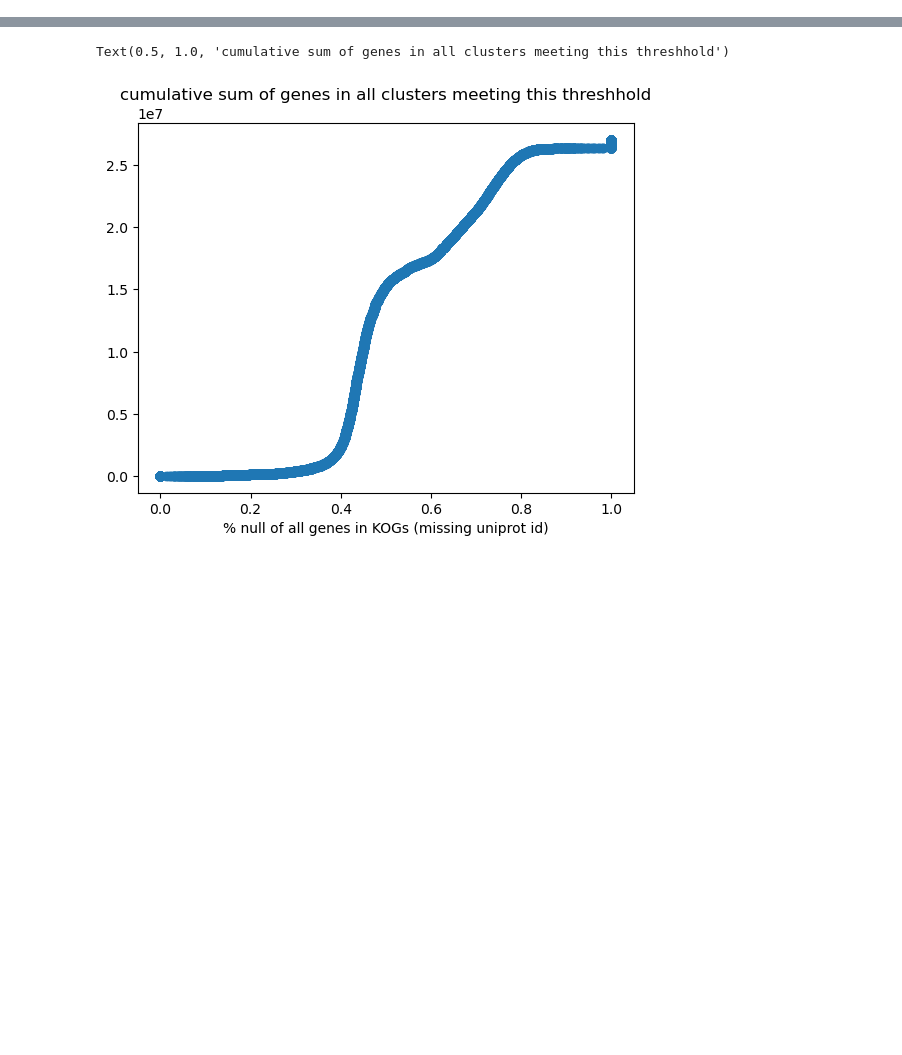
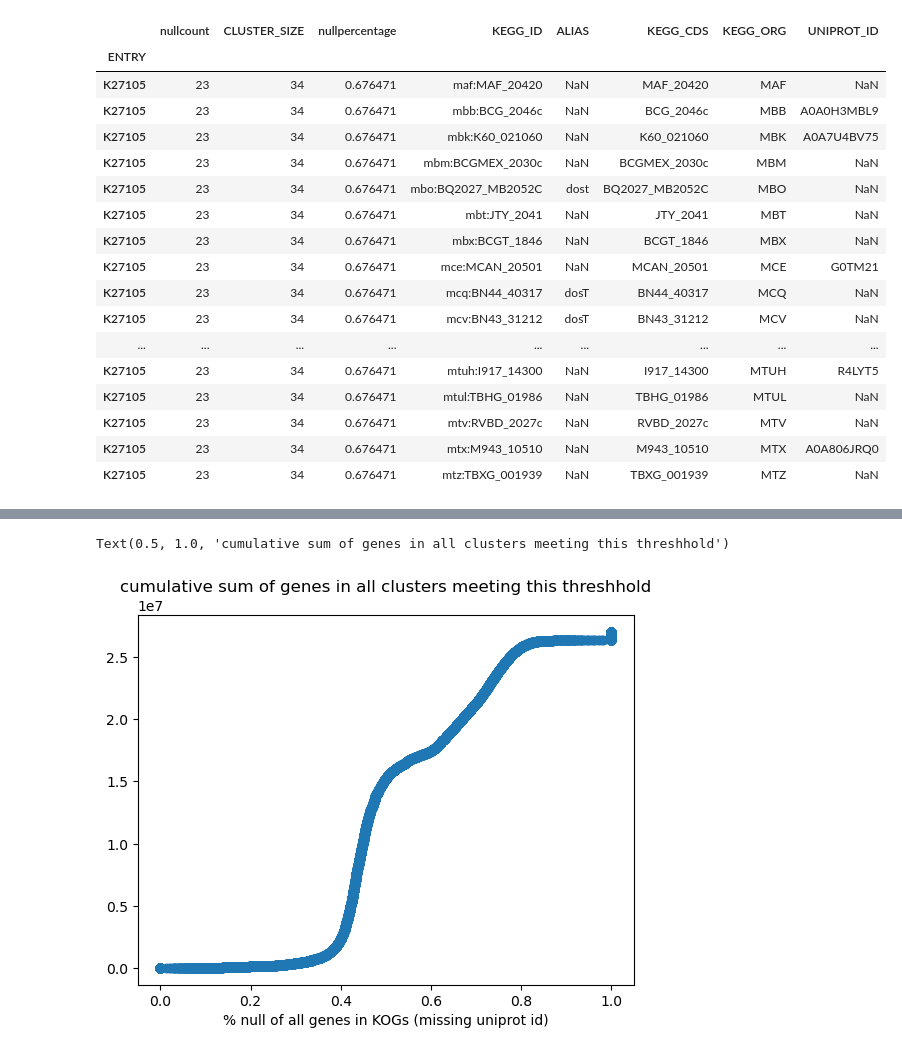
Before and after one commit to VictorTobiasson/eukgen, a Jupyter notebook: KEGG/00.distribution_missing_uids.ipynb, the cells around one changed output, grey strips where cells are left out. Cells and saved outputs as stored; diff of their text form; code cells hidden in the pictures; blank space fills up the shorter version.

```diff
--- a/KEGG/00.distribution_missing_uids.ipynb
+++ b/KEGG/00.distribution_missing_uids.ipynb
@@ -19 +36,22 @@ cluster_info
+# %%
+genes_df_nullinfo[genes_df_nullinfo.index.isin(["K27105"])]
+# %% [output]
+|  | nullcount | CLUSTER_SIZE | nullpercentage | KEGG_ID | ALIAS | KEGG_CDS | KEGG_ORG | UNIPROT_ID |
+| ENTRY |  |  |  |  |  |  |  |  |
+| K27105 | 23 | 34 | 0.676471 | maf:MAF_20420 | NaN | MAF_20420 | MAF | NaN |
+| K27105 | 23 | 34 | 0.676471 | mbb:BCG_2046c | NaN | BCG_2046c | MBB | A0A0H3MBL9 |
+| K27105 | 23 | 34 | 0.676471 | mbk:K60_021060 | NaN | K60_021060 | MBK | A0A7U4BV75 |
+| K27105 | 23 | 34 | 0.676471 | mbm:BCGMEX_2030c | NaN | BCGMEX_2030c | MBM | NaN |
+| K27105 | 23 | 34 | 0.676471 | mbo:BQ2027_MB2052C | dost | BQ2027_MB2052C | MBO | NaN |
+| K27105 | 23 | 34 | 0.676471 | mbt:JTY_2041 | NaN | JTY_2041 | MBT | NaN |
+| K27105 | 23 | 34 | 0.676471 | mbx:BCGT_1846 | NaN | BCGT_1846 | MBX | NaN |
+| K27105 | 23 | 34 | 0.676471 | mce:MCAN_20501 | NaN | MCAN_20501 | MCE | G0TM21 |
+| K27105 | 23 | 34 | 0.676471 | mcq:BN44_40317 | dosT | BN44_40317 | MCQ | NaN |
+| K27105 | 23 | 34 | 0.676471 | mcv:BN43_31212 | dosT | BN43_31212 | MCV | NaN |
+| ... | ... | ... | ... | ... | ... | ... | ... | ... |
+| K27105 | 23 | 34 | 0.676471 | mtuh:I917_14300 | NaN | I917_14300 | MTUH | R4LYT5 |
+| K27105 | 23 | 34 | 0.676471 | mtul:TBHG_01986 | NaN | TBHG_01986 | MTUL | NaN |
+| K27105 | 23 | 34 | 0.676471 | mtv:RVBD_2027c | NaN | RVBD_2027c | MTV | NaN |
+| K27105 | 23 | 34 | 0.676471 | mtx:M943_10510 | NaN | M943_10510 | MTX | A0A806JRQ0 |
+| K27105 | 23 | 34 | 0.676471 | mtz:TBXG_001939 | NaN | TBXG_001939 | MTZ | NaN |
 # %%
```
Also changed, not shown: parts of 21 cells of this notebook, 4 other files.
